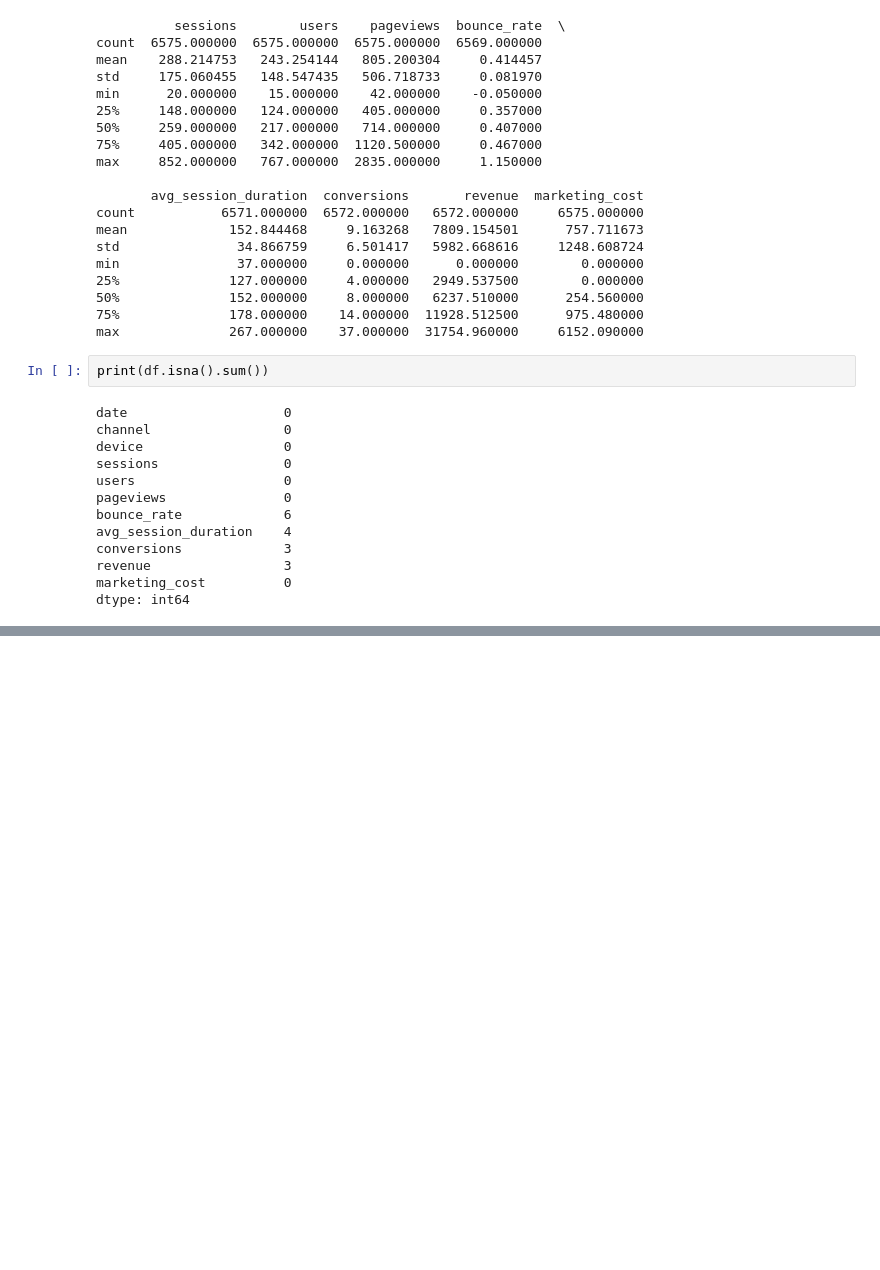
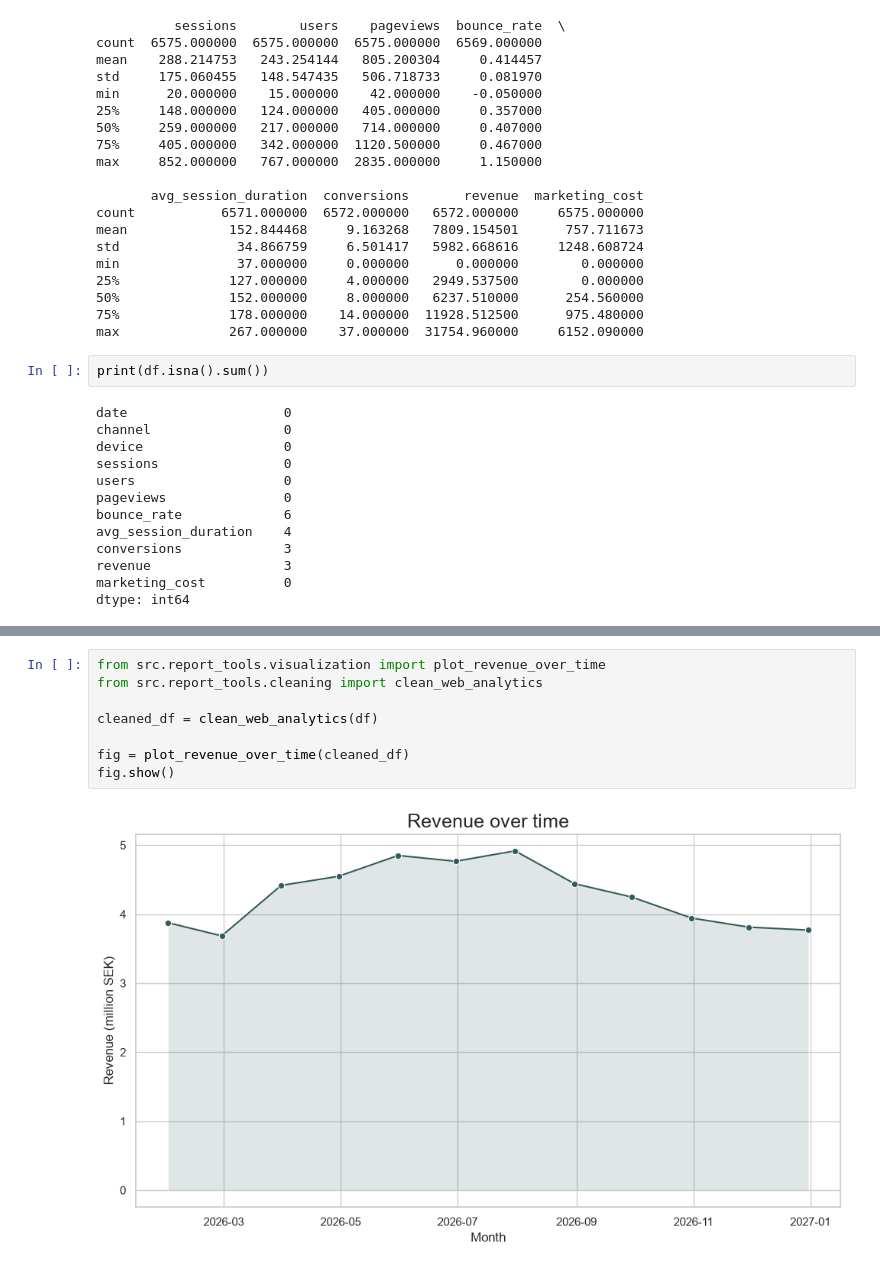
Before and after one commit to MagdalenaPersson/automated-report, a Jupyter notebook: 01_data_exploration.ipynb, the cells around one changed output, grey strips where cells are left out. Saved outputs shown, nothing was run; the diff lists cells and outputs as text; blank space fills up the shorter version.

```diff
--- a/01_data_exploration.ipynb
+++ b/01_data_exploration.ipynb
@@ -110,0 +126,10 @@ device_kpis
+# %%
+from src.report_tools.visualization import plot_revenue_over_time
+from src.report_tools.cleaning import clean_web_analytics
+
+cleaned_df = clean_web_analytics(df)
+
+fig = plot_revenue_over_time(cleaned_df)
+fig.show()
+# %% [output]
+[figure, added]
```
Also changed, not shown: parts of 5 cells of this notebook, 3 other files.
